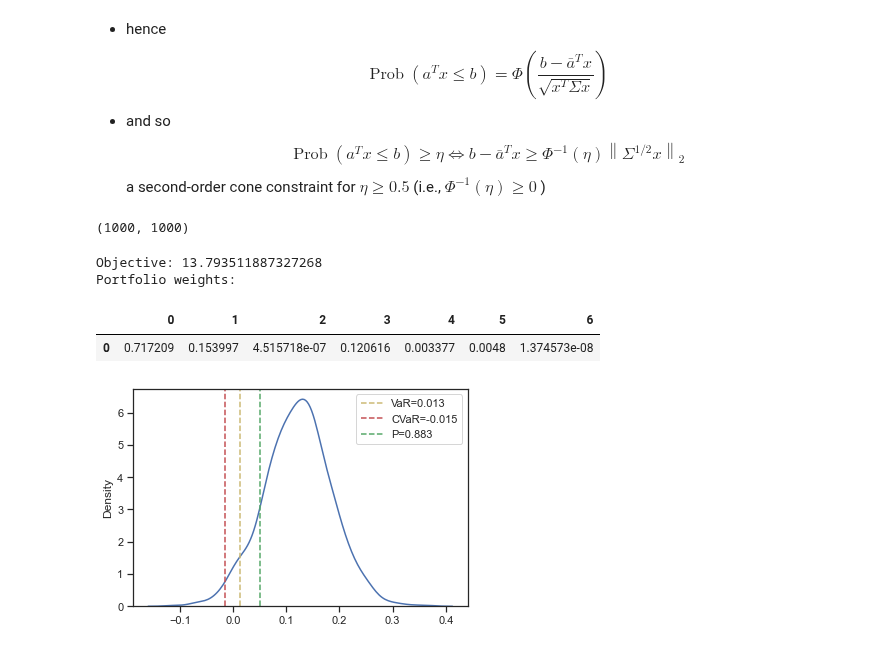
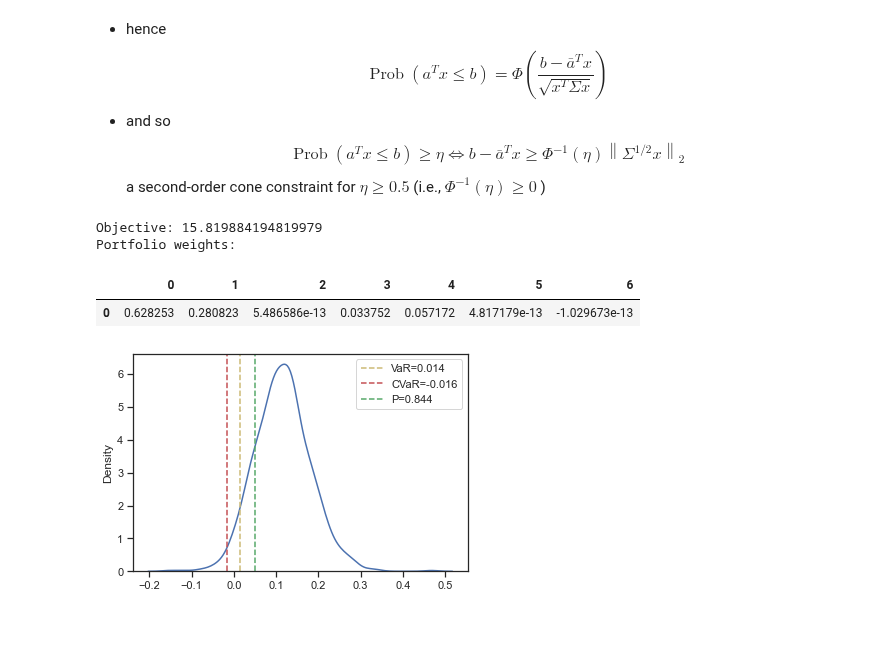
Before and after one commit to starovoitovs/defi, a Jupyter notebook: generator_cvar_soc.ipynb, the cells around one changed output. Saved outputs shown, nothing was run; the diff lists cells and outputs as text; code cells hidden in the pictures.

```diff
--- a/generator_cvar_soc.ipynb
+++ b/generator_cvar_soc.ipynb
@@ -16,21 +16,21 @@ import pandas as pd
 # %% [markdown]
 # Helper functions
 # %%
-def plot_hist(returns):
+def plot_hist(log_ret):
+    zeta = 0.05
+    alpha = 0.95
 
-    zeta = 0.05
-    alpha = 0.05
+    sns.kdeplot(log_ret)
 
-    sns.kdeplot(returns)
+    p = np.mean(log_ret >= zeta)
+    qtl = np.quantile(-log_ret, alpha)
+    cvar = np.mean(-log_ret[-log_ret >= qtl])
 
-    p = np.mean(returns >= zeta)
-    var = np.quantile(returns, alpha)
-    cvar = float(np.sum(returns * (returns <= var)) / np.sum(returns <= var)) / (1 - alpha)
-
-    plt.axvline(var, c='y', linestyle='--', label=f'VaR={var:4.2}')
-    plt.axvline(cvar, c='r', linestyle='--', label=f'CVaR={cvar:4.2}')
+    plt.axvline(-qtl, c='y', linestyle='--', label=f'VaR={-qtl:4.2}')
+    plt.axvline(-cvar, c='r', linestyle='--', label=f'CVaR={-cvar:4.2}')
     plt.axvline(zeta, c='g', linestyle='--', label=f'P={p}')
     plt.legend()
+    plt.show()
 # %%
 def plot_2d(returns):
 
@@ -58,7 +58,7 @@ batch_size = 1_000
 kappa = [0.25, 0.5, 0.5, 0.5, 0.5, 0.5, 0.5]
 sigma = [1, 0.3, 0.5, 1.5, 1.75, 2, 2.25]
 p = [0.35, 0.3, 0.34, 0.33, 0.32, 0.31, 0.3]
-phi = np.repeat(0.03, 7)
+phi = np.array([0.03, 0.03, 0.03, 0.03, 0.03, 0.03, 0.03])
 # %%
 ''' Initial reserves '''
 Rx0   = np.repeat(Rx, len(kappa))
@@ -71,7 +71,7 @@ l = pools.swap_and_mint(xs_0)
 end_pools, Rx_t, Ry_t, v_t, event_type_t, event_direction_t = pools.simulate(kappa, p, sigma, T=T, batch_size=batch_size)
 # %%
 x_T = np.array([pool.burn_and_swap(l) for pool in end_pools])
-log_ret = np.log(x_T)
+log_ret = np.log(x_T) - np.log(xs_0)
 Y = pd.DataFrame(log_ret)
 Y
 # %% [output]
@@ -205,10 +209,6 @@ $$
 \operatorname{Prob}\left(a^T x \leq b\right) \geq \eta \Longleftrightarrow b-\bar{a}^T x \geq \Phi^{-1}(\eta)\left\|\Sigma^{1 / 2} x\right\|_2
 $$
 a second-order cone constraint for $\eta \geq 0.5$ (i.e., $\Phi^{-1}(\eta) \geq 0$ )
-# %%
-np.cov(log_ret)
-# %% [output]
-(1000, 1000)
 # %%
 # pseudocode:
 # reference file: riskfolio/src/Portfolio.py
@@ -220,7 +220,7 @@ from scipy.linalg import sqrtm
 returns = log_ret
 alpha = 0.05
 zeta = 0.05
-p = 0.7
+p = 0.8
 
 n_returns, n_assets = returns.shape
 
@@ -229,8 +229,9 @@ X = returns @ weights
 
 Z = cp.Variable((n_returns,))
 var = cp.Variable((1,))
-cvar = var + 1 / (alpha * n_returns) * cp.sum(Z)
+cvar = var + 1. / (alpha * n_returns) * cp.sum(Z)
 
+# weight constraints
 constraints = [cp.sum(weights) == 1., weights <= 1., weights * 1000 >= 0]
 
 # CVaR constraints
@@ -238,34 +239,34 @@ constraints += [Z * 1000 >= 0, Z * 1000 >= -X * 1000 - var * 1000]
 
 # # lower bound: average of emp cdf:
 # # might not be a valid constraint!
 # emp_cdf_005 = np.mean(log_ret >= 0.05, axis=0)
 # constraints += [emp_cdf_005 @ weights * 1000 >= p * 1000]
 
 # normal approximation with SOC constraint
 mean, cov = log_ret.mean(axis=0), df.cov().to_numpy()
 sqrtcov = sqrtm(cov)
 constraints += [cp.SOC((-zeta + mean @ weights) / norm.ppf(p), sqrtcov @ weights)]
 
 # naive idea for the return constraint:
 # constraints += [cp.sum(returns @ weights >= 0.05) >= 0.7 * n_returns]
 
 objective = cp.Minimize(cvar * 1000)
 
 # possible solvers: "ECOS", "SCS", "OSQP", "CVXOPT"
 prob = cp.Problem(objective, constraints)
-result = prob.solve(solver="SCS")
+result = prob.solve(solver="ECOS")
 
 print(f"Objective: {result}")
 
 portfolio_weights = weights.value
 portfolio_returns = returns @ portfolio_weights
 
 print("Portfolio weights:")
 display(pd.DataFrame(portfolio_weights).T)
 plot_hist(portfolio_returns)
 # %% [output]
-Objective: 13.793511887327268
+Objective: 15.819884194819979
 Portfolio weights:
 |  | 0 | 1 | 2 | 3 | 4 | 5 | 6 |
-| 0 | 0.717209 | 0.153997 | 4.515718e-07 | 0.120616 | 0.003377 | 0.0048 | 1.374573e-08 |
+| 0 | 0.628253 | 0.280823 | 5.486586e-13 | 0.033752 | 0.057172 | 4.817179e-13 | -1.029673e-13 |
-[figure, old version]
+[figure, new version]
```
Also changed, not shown: parts of 6 cells of this notebook, 22 other files.
